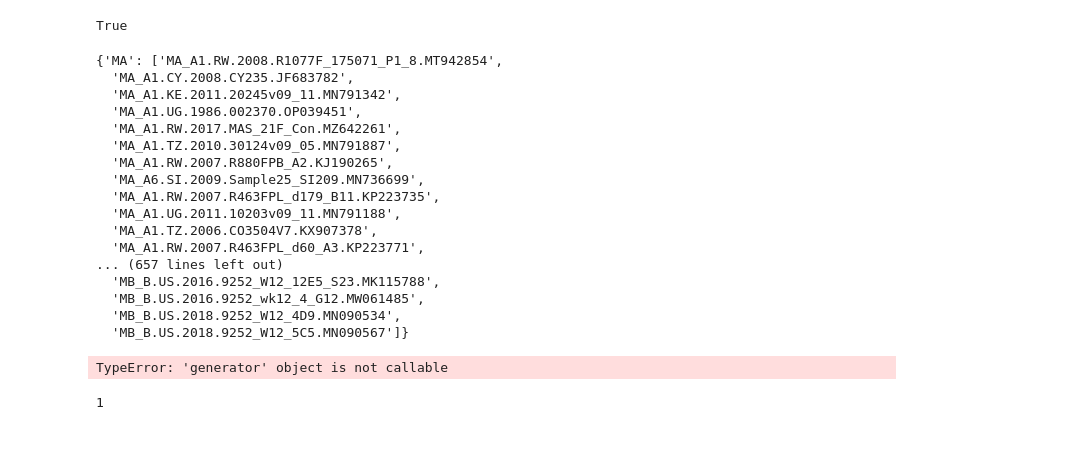
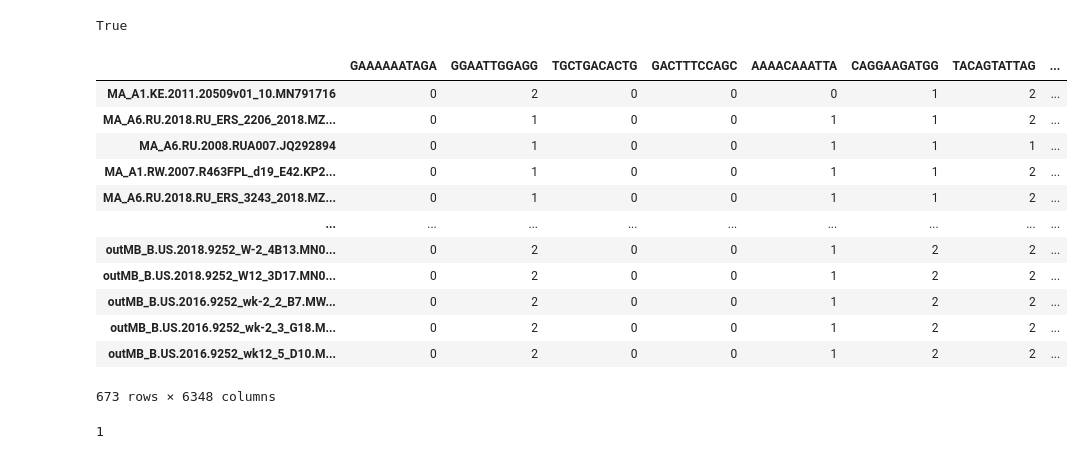
Before and after one commit to wis-janusz/PORT-EK2, a Jupyter notebook: notebooks/HIV_analysis_scenario_4_philogeny_upmga.ipynb, the cells around one changed output. Cells and saved outputs as stored; diff of their text form; code cells hidden in the pictures.

```diff
--- a/notebooks/HIV_analysis_scenario_4_philogeny_upmga.ipynb
+++ b/notebooks/HIV_analysis_scenario_4_philogeny_upmga.ipynb
@@ -219,30 +245,29 @@ Row 672 out of 673 done.
 [len(row) for row in biopython_dist] == list(range(1,len(biopython_dist)+1))
 # %% [output]
 True
-# %%
-subsampled_subtype_sample_idx
-# %% [output]
-{'MA': ['MA_A1.RW.2008.R1077F_175071_P1_8.MT942854',
-  'MA_A1.CY.2008.CY235.JF683782',
-  'MA_A1.KE.2011.20245v09_11.MN791342',
-  'MA_A1.UG.1986.002370.OP039451',
-  'MA_A1.RW.2017.MAS_21F_Con.MZ642261',
-  'MA_A1.TZ.2010.30124v09_05.MN791887',
-  'MA_A1.RW.2007.R880FPB_A2.KJ190265',
-  'MA_A6.SI.2009.Sample25_SI209.MN736699',
-  'MA_A1.RW.2007.R463FPL_d179_B11.KP223735',
-  'MA_A1.UG.2011.10203v09_11.MN791188',
-  'MA_A1.TZ.2006.CO3504V7.KX907378',
-  'MA_A1.RW.2007.R463FPL_d60_A3.KP223771',
-... (657 lines left out)
-  'MB_B.US.2016.9252_W12_12E5_S23.MK115788',
-  'MB_B.US.2016.9252_wk12_4_G12.MW061485',
-  'MB_B.US.2018.9252_W12_4D9.MN090534',
-  'MB_B.US.2018.9252_W12_5C5.MN090567']}
-# %%
-counts_for_distances.index = counts_for_distances.index.map(lambda name: key for key,list in subsampled_subtype_sample_idx.items() if name in list)
-# %% [output]
-TypeError: 'generator' object is not callable
+# %%
+def mark_mbout(sample_name, subtype_dict:dict) -> str:
+    if sample_name in subtype_dict["MB_out"]:
+        return "".join(["out", sample_name])
+    else:
+        return sample_name
+
+counts_for_distances.index = counts_for_distances.index.map(lambda name: mark_mbout(name, subsampled_subtype_sample_idx))
+counts_for_distances
+# %% [output]
+|  | GAAAAAATAGA | GGAATTGGAGG | TGCTGACACTG | GACTTTCCAGC | AAAACAAATTA | CAGGAAGATGG | TACAGTATTAG | ... |
+| MA_A1.KE.2011.20509v01_10.MN791716 | 0 | 2 | 0 | 0 | 0 | 1 | 2 | ... |
+| MA_A6.RU.2018.RU_ERS_2206_2018.MZ... | 0 | 1 | 0 | 0 | 1 | 1 | 2 | ... |
+| MA_A6.RU.2008.RUA007.JQ292894 | 0 | 1 | 0 | 0 | 1 | 1 | 1 | ... |
+| MA_A1.RW.2007.R463FPL_d19_E42.KP2... | 0 | 1 | 0 | 0 | 1 | 1 | 2 | ... |
+| MA_A6.RU.2018.RU_ERS_3243_2018.MZ... | 0 | 1 | 0 | 0 | 1 | 1 | 2 | ... |
+| ... | ... | ... | ... | ... | ... | ... | ... | ... |
+| outMB_B.US.2018.9252_W-2_4B13.MN0... | 0 | 2 | 0 | 0 | 1 | 2 | 2 | ... |
+| outMB_B.US.2018.9252_W12_3D17.MN0... | 0 | 2 | 0 | 0 | 1 | 2 | 2 | ... |
+| outMB_B.US.2016.9252_wk-2_2_B7.MW... | 0 | 2 | 0 | 0 | 1 | 2 | 2 | ... |
+| outMB_B.US.2016.9252_wk-2_3_G18.M... | 0 | 2 | 0 | 0 | 1 | 2 | 2 | ... |
+| outMB_B.US.2016.9252_wk12_5_D10.M... | 0 | 2 | 0 | 0 | 1 | 2 | 2 | ... |
+673 rows × 6348 columns
 # %%
 bipython_distance_matrix = DistanceMatrix(list(counts_for_distances.index), biopython_dist)
 # %%
```
Also changed, not shown: parts of 4 cells of this notebook.
